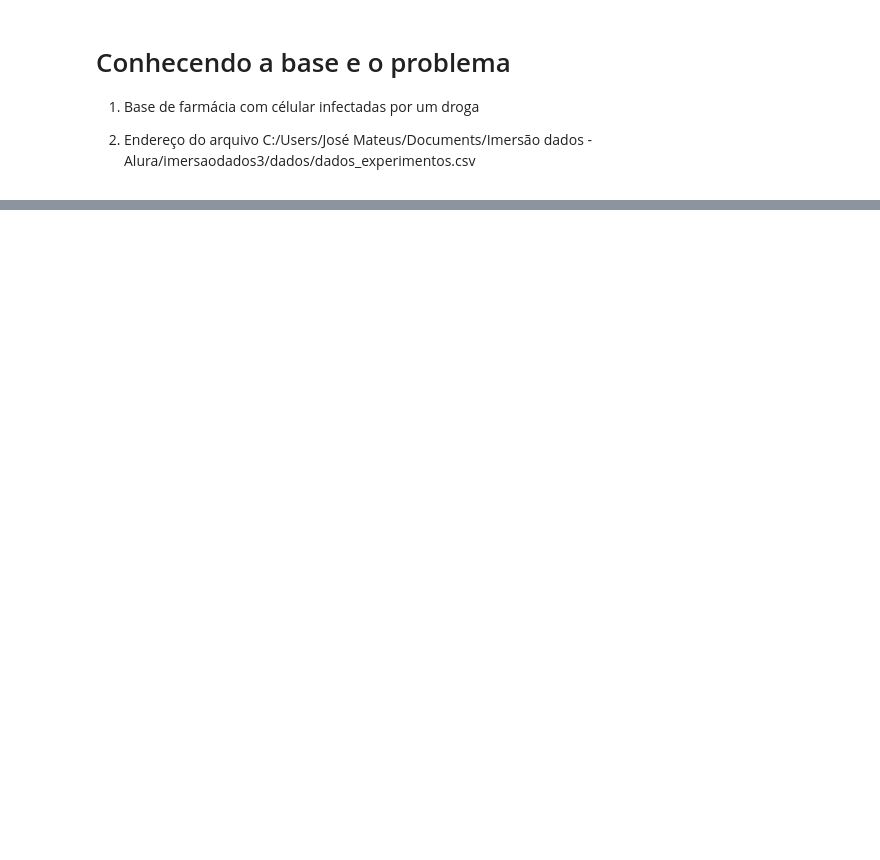
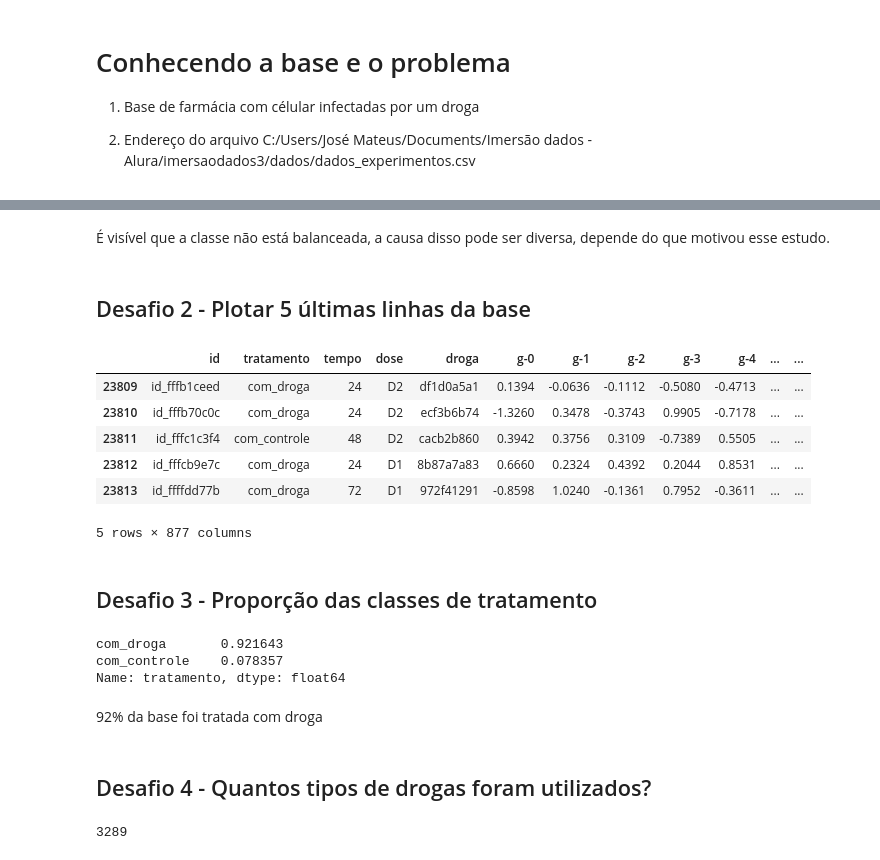
Before and after one commit to jose-sa97/Alura-Boot-Camp, a Jupyter notebook: Aula1.ipynb, the cells around one changed output, grey strips where cells are left out. Drawn from its saved outputs; the diff is of its cells as text; code cells hidden in the pictures; blank space fills up the shorter version.

```diff
--- a/Aula1.ipynb
+++ b/Aula1.ipynb
@@ -33,0 +61,31 @@ FileNotFoundError: [Errno 2] No such file or directory: 'C:/Users/José Mateus/D
+# %% [markdown]
+É visível que a classe não está balanceada, a causa disso pode ser diversa, depende do que motivou esse estudo.
+# %% [markdown]
+## Desafio 2 - Plotar 5 últimas linhas da base
+# %%
+df[-5:]
+# %% [output]
+|  | id | tratamento | tempo | dose | droga | g-0 | g-1 | g-2 | g-3 | g-4 | ... | ... |
+| 23809 | id_fffb1ceed | com_droga | 24 | D2 | df1d0a5a1 | 0.1394 | -0.0636 | -0.1112 | -0.5080 | -0.4713 | ... | ... |
+| 23810 | id_fffb70c0c | com_droga | 24 | D2 | ecf3b6b74 | -1.3260 | 0.3478 | -0.3743 | 0.9905 | -0.7178 | ... | ... |
+| 23811 | id_fffc1c3f4 | com_controle | 48 | D2 | cacb2b860 | 0.3942 | 0.3756 | 0.3109 | -0.7389 | 0.5505 | ... | ... |
+| 23812 | id_fffcb9e7c | com_droga | 24 | D1 | 8b87a7a83 | 0.6660 | 0.2324 | 0.4392 | 0.2044 | 0.8531 | ... | ... |
+| 23813 | id_ffffdd77b | com_droga | 72 | D1 | 972f41291 | -0.8598 | 1.0240 | -0.1361 | 0.7952 | -0.3611 | ... | ... |
+5 rows × 877 columns
+# %% [markdown]
+## Desafio 3 - Proporção das classes de tratamento
+# %%
+# 1 Verificando a proporção entre as classes
+df['tratamento'].value_counts(normalize=True)
+# %% [output]
+com_droga       0.921643
+com_controle    0.078357
+Name: tratamento, dtype: float64
+# %% [markdown]
+92% da base foi tratada com droga
+# %% [markdown]
+## Desafio 4 - Quantos tipos de drogas foram utilizados?
+# %%
+df['droga'].nunique()
+# %% [output]
+3289
```
Also changed, not shown: parts of 19 cells of this notebook.
